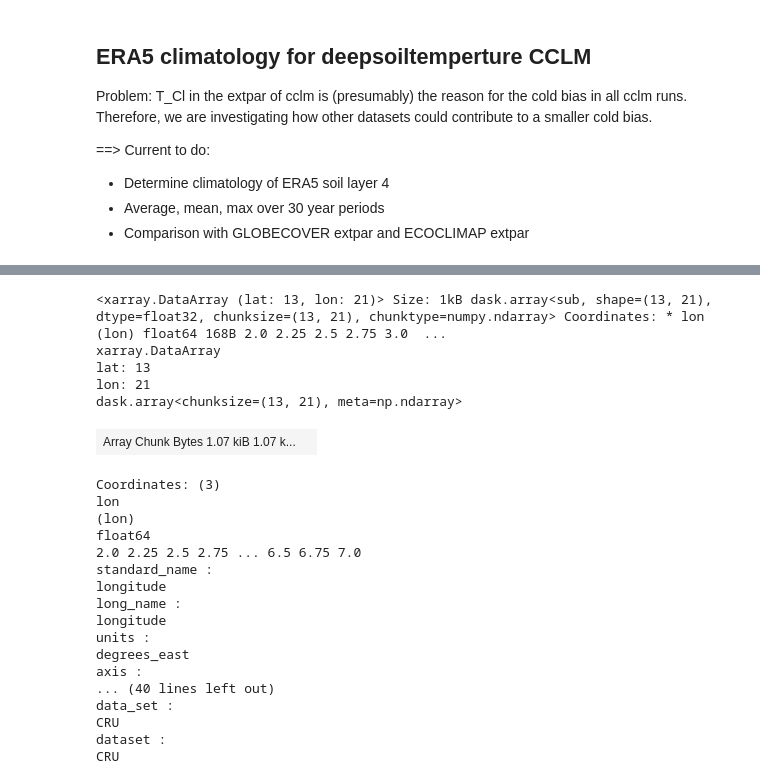
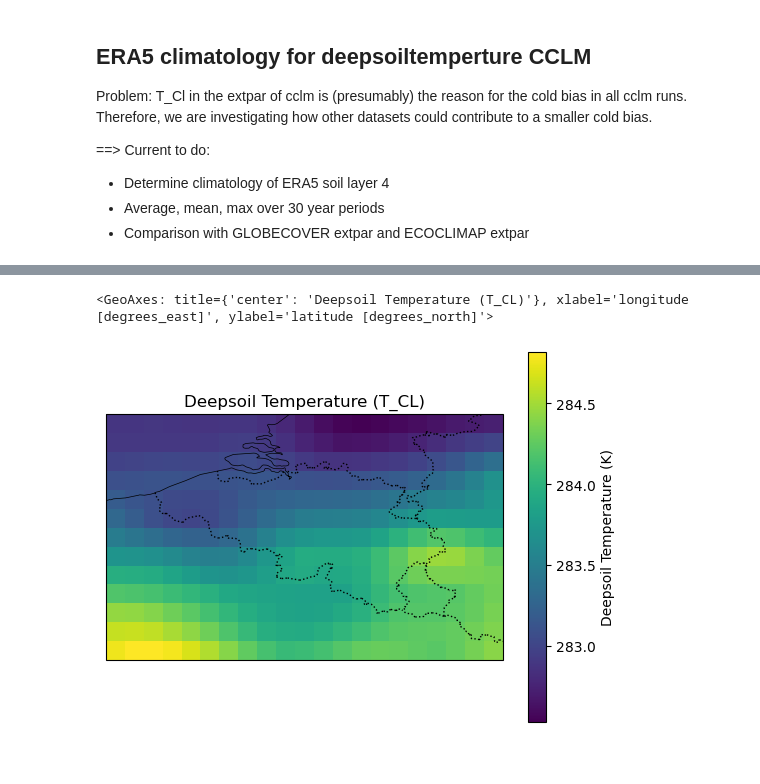
Before and after one commit to CORDEX-be2/ValEnsPy, a Jupyter notebook: evaluation_cclm/Deepsoil/CCLM_eval_era5_climatology.ipynb, the cells around one changed output, grey strips where cells are left out. Saved outputs shown, nothing was run; the diff lists cells and outputs as text; code cells hidden in the pictures.

```diff
--- a/evaluation_cclm/Deepsoil/CCLM_eval_era5_climatology.ipynb
+++ b/evaluation_cclm/Deepsoil/CCLM_eval_era5_climatology.ipynb
@@ -266,27 +251,5 @@ da_ec_remap_region.attrs['dataset'] = 'CRU'
-# %%
-da_diff_region = da_ec_remap_region - da_region
-da_diff_region
-# %% [output]
-<xarray.DataArray (lat: 13, lon: 21)> Size: 1kB dask.array<sub, shape=(13, 21), dtype=float32, chunksize=(13, 21), chunktype=numpy.ndarray> Coordinates: * lon (lon) float64 168B 2.0 2.25 2.5 2.75 3.0  ...
-xarray.DataArray
-lat: 13
-lon: 21
-dask.array<chunksize=(13, 21), meta=np.ndarray>
-| Array Chunk Bytes 1.07 kiB 1.07 k... |  |
-Coordinates: (3)
-lon
-(lon)
-float64
-2.0 2.25 2.5 2.75 ... 6.5 6.75 7.0
-standard_name :
-longitude
-long_name :
-longitude
-units :
-degrees_east
-axis :
-... (40 lines left out)
-data_set :
-CRU
-dataset :
-CRU
+# %%
+plot_map(da_ec_remap_region)
+# %% [output]
+<GeoAxes: title={'center': 'Deepsoil Temperature (T_CL)'}, xlabel='longitude [degrees_east]', ylabel='latitude [degrees_north]'>
+[figure, added]
```
Also changed, not shown: parts of 19 cells of this notebook.
